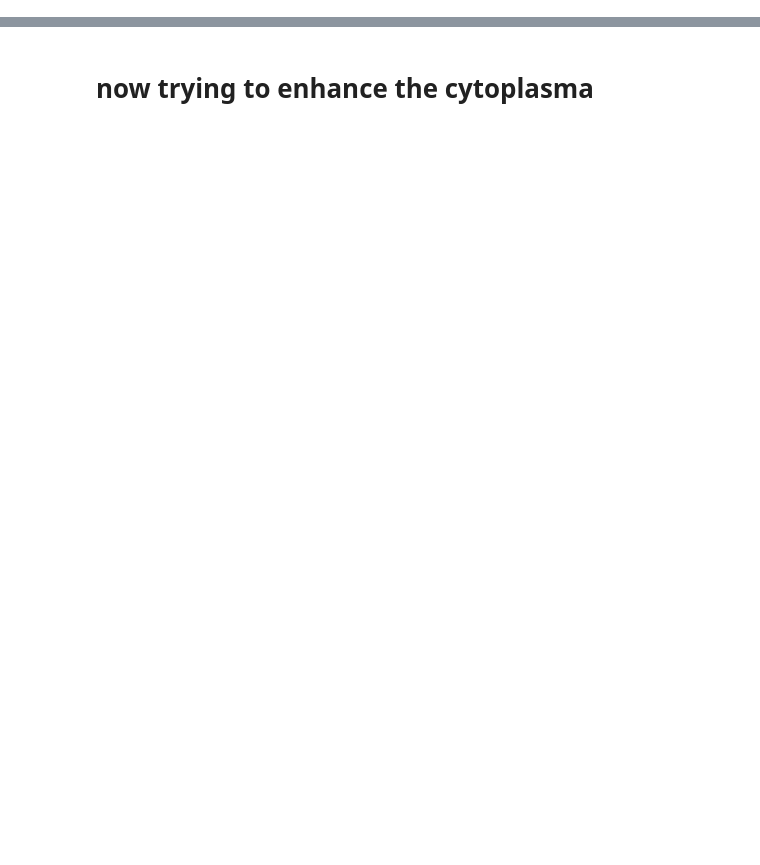
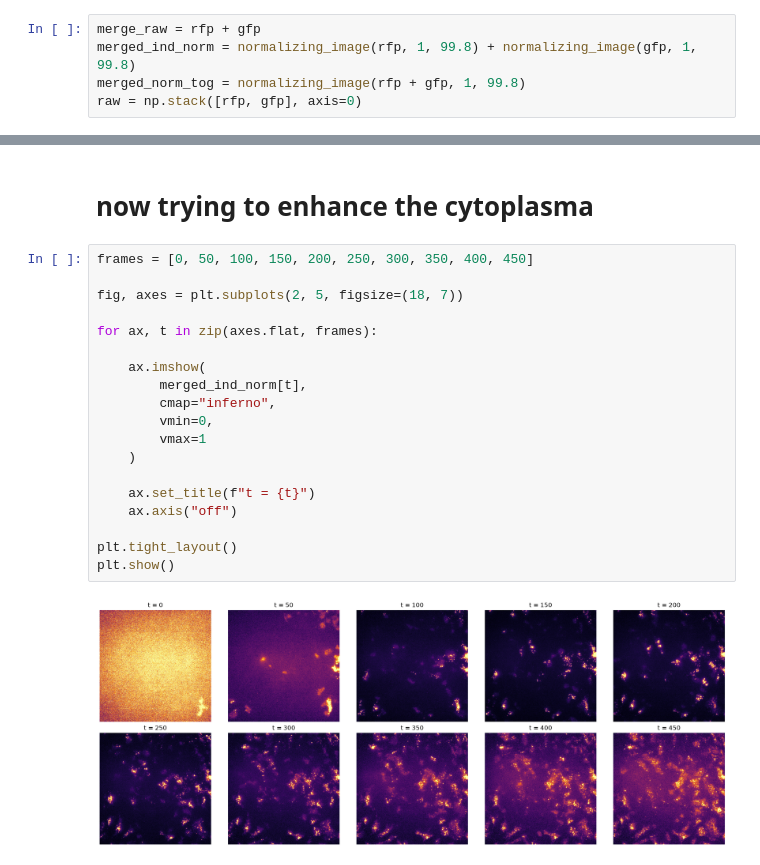
Before and after one commit to huyenanh-nguyen/MT_IRAK4, a Jupyter notebook: IRAK4_Pytorch.ipynb, the cells around one changed output, grey strips where cells are left out. Saved outputs shown, nothing was run; the diff lists cells and outputs as text; blank space fills up the shorter version.

```diff
--- a/IRAK4_Pytorch.ipynb
+++ b/IRAK4_Pytorch.ipynb
@@ -364,3 +366,8 @@ def normalizing_image(img, low, high):
     data_max = np.percentile(img, high, axis = (1,2), keepdims = True)
     scaled_data = np.clip((img - data_min) / ( data_max - data_min + 1e-8), 0, 1)
     return scaled_data
+# %%
+merge_raw = rfp + gfp
+merged_ind_norm = normalizing_image(rfp, 1, 99.8) + normalizing_image(gfp, 1, 99.8)
+merged_norm_tog = normalizing_image(rfp + gfp, 1, 99.8)
+raw = np.stack([rfp, gfp], axis=0)
@@ -433,3 +441,24 @@ display(ui, out)
 [interactive output not drawn]
 # %% [markdown]
 # now trying to enhance the cytoplasma
+# %%
+frames = [0, 50, 100, 150, 200, 250, 300, 350, 400, 450]
+
+fig, axes = plt.subplots(2, 5, figsize=(18, 7))
+
+for ax, t in zip(axes.flat, frames):
+
+    ax.imshow(
+        merged_ind_norm[t],
+        cmap="inferno",
+        vmin=0,
+        vmax=1
+    )
+
+    ax.set_title(f"t = {t}")
+    ax.axis("off")
+
+plt.tight_layout()
+plt.show()
+# %% [output]
+[figure, added]
```
Also changed, not shown: parts of 16 cells of this notebook, 2 other files.
